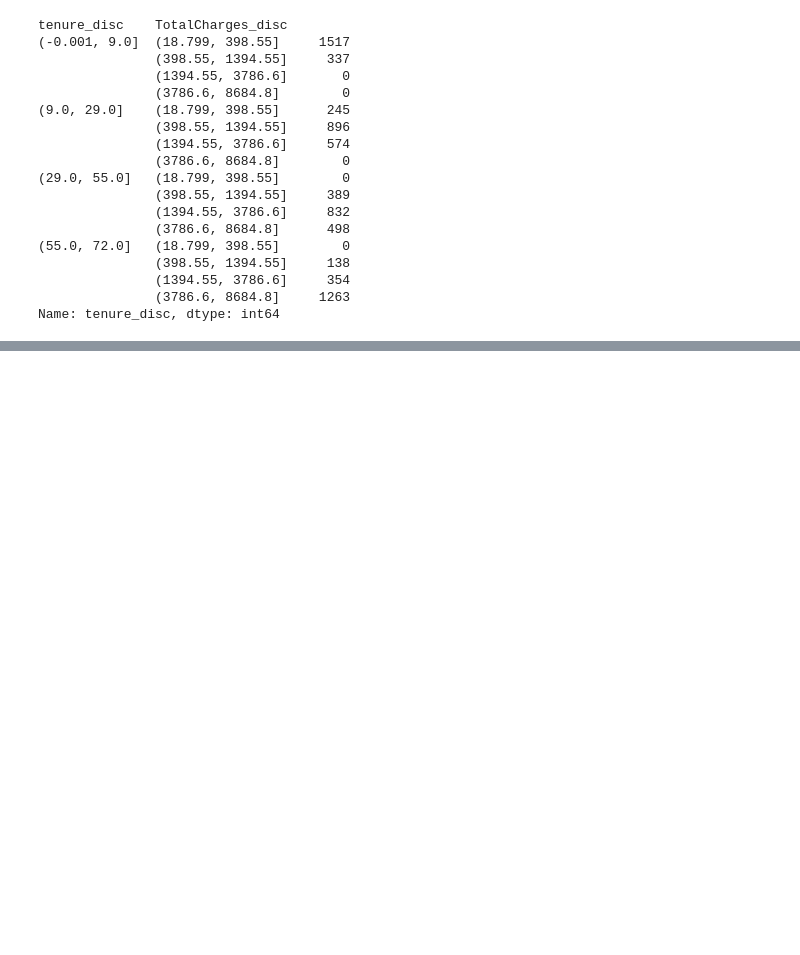
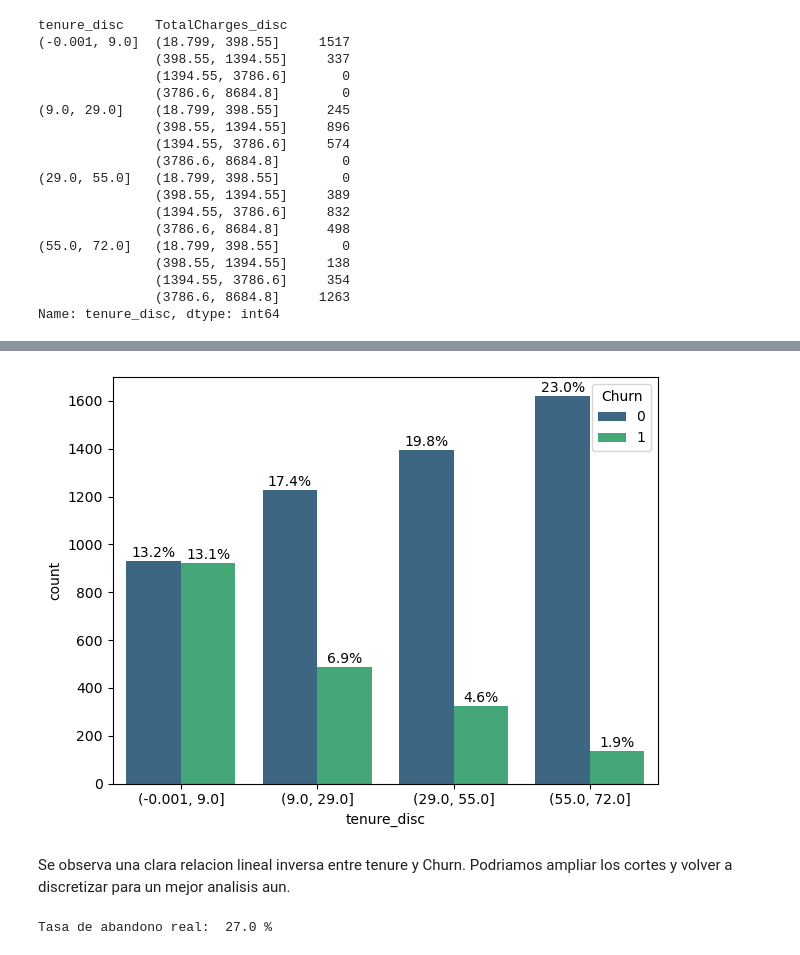
Before and after one commit to proserix/proyecto-telco-main, a Jupyter notebook: Notebook.ipynb, the cells around one changed output, grey strips where cells are left out. Cells and saved outputs as stored; diff of their text form; code cells hidden in the pictures; blank space fills up the shorter version.

Commit message:
Ampliacion de analisis

```diff
--- a/Notebook.ipynb
+++ b/Notebook.ipynb
@@ -402,0 +433,18 @@ Nuevas Conclusiones:
+# %%
+ax = sns.countplot(data=dft, x="tenure_disc",hue="Churn",palette="viridis")
+total = len(dft)
+for p in ax.patches:
+    percentage = f'{100 * p.get_height() / total:.1f}%\n'
+    x = p.get_x() + p.get_width() / 2
+    y = p.get_height()
+    ax.annotate(percentage, (x, y), ha='center', va='center')
+pt.tight_layout()
+pt.show()
+# %% [output]
+[figure, added]
+# %% [markdown]
+Se observa una clara relacion lineal inversa entre tenure y Churn. Podriamos ampliar los cortes y volver a discretizar para un mejor analisis aun.
+# %%
+print("Tasa de abandono real: " , np.round(dft.loc[dft["Churn"]==1].shape[0]/len(dft),2)*100,"%")
+# %% [output]
+Tasa de abandono real:  27.0 %
```
Also changed, not shown: parts of 20 cells of this notebook.
